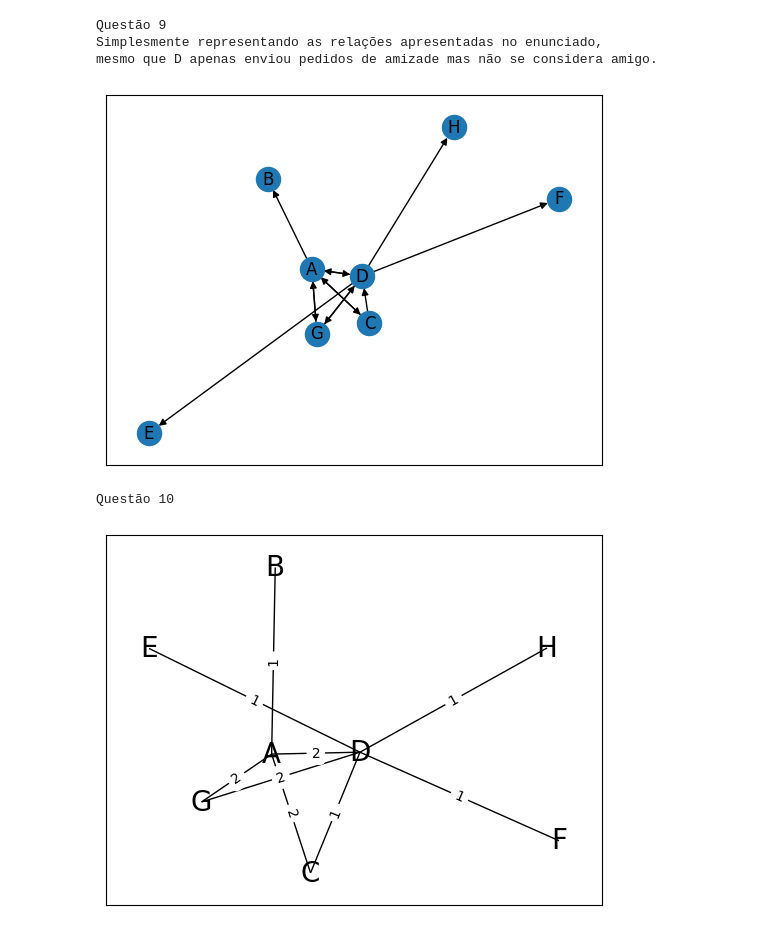
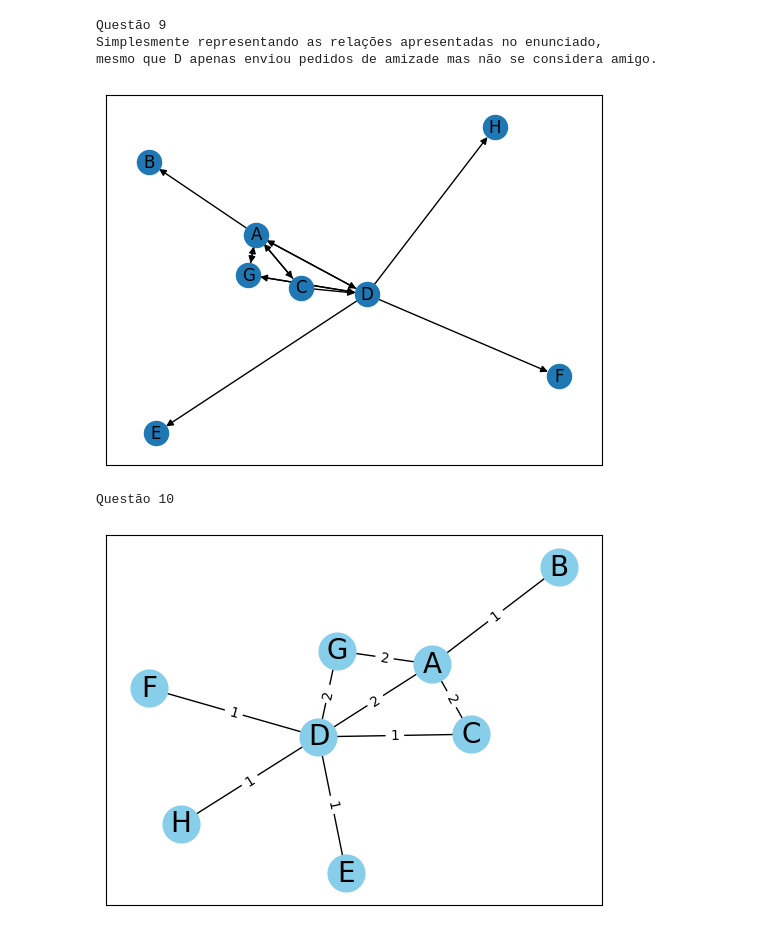
Before and after one commit to dadn2002/network_analysis, a Jupyter notebook: U1.ipynb, the cells around one changed output. Saved outputs shown, nothing was run; the diff lists cells and outputs as text; code cells hidden in the pictures.

Commit message:
added format to nodes in U1 and clone of terremate rep

```diff
--- a/U1.ipynb
+++ b/U1.ipynb
@@ -81,5 +81,5 @@ Se não direcionado, teremos                 5+2+1+0=8
 # %%
-import networkx as nx
+
 G = nx.DiGraph()
 nodes_list = ['A', 'B', 'C', 'D', 'E', 'F', 'G', 'H']
 edges_list = [('A', 'B'), ('A', 'C'), ('C', 'A'), ('A', 'D'), ('D', 'A'), ('C', 'D'), ('D', 'E'), ('D', 'F'), ('D', 'G'), ('D', 'H'), ('G', 'D'), ('G', 'A'), ('A', 'G')]
@@ -90,42 +90,49 @@ pos = nx.spring_layout(G, k=0.3, iterations=20)
 nx.draw_networkx(G, pos)
 
 print("Questão 9")
-print("Simplesmente representando as relações apresentadas no enunciado, \nmesmo que D apenas enviou pedidos de amizade mas não se considera amigo.")
+print("Simplesmente representando as relações apresentadas no enunciado,")
+print("mesmo que D apenas enviou pedidos de amizade mas não se considera amigo.")
 # %% [output]
 Questão 9
 Simplesmente representando as relações apresentadas no enunciado,
 mesmo que D apenas enviou pedidos de amizade mas não se considera amigo.
-[figure, old version]
+[figure, new version]
 # %%
-import networkx as nx
 
 # Gostaria de saber como adicionar o formato redondo aos nodes mas desisto...
+# patchnote 22/04 found a way:
+# using nx.draw_networkx_nodes() we can set the proprieties of nodes
 
 def counting_edges(G, edges_list_base):
     for edge in edges_list_base:
         # print(edge)
         if G.has_edge(edge[0], edge[1]):
             G[edge[0]][edge[1]]['weight'] += 1
         else:
             G.add_edge(edge[0], edge[1], weight=1)
     pass
 
 G = nx.Graph()
 nodes_list = ['A', 'B', 'C', 'D', 'E', 'F', 'G', 'H']
 edges_list_base = [('A', 'B'), ('A', 'C'), ('C', 'A'), ('A', 'D'), ('D', 'A'), ('C', 'D'), ('D', 'E'), ('D', 'F'), ('D', 'G'), ('D', 'H'), ('G', 'D'), ('G', 'A'), ('A', 'G')]
 
 G.add_nodes_from(nodes_list)
 counting_edges(G, edges_list_base)
+pos = nx.spring_layout(G)
+
+nx.draw_networkx_nodes(G, pos, node_size=700, node_color='skyblue', node_shape='o')
+
+
 # G.add_edges_from(edges_list_base)
 
-pos = nx.spring_layout(G)
+
 edges = [(u, v) for (u, v, d) in G.edges(data=True)]
 nx.draw_networkx_edges(G, pos)
 nx.draw_networkx_labels(G, pos, font_size=20, font_family="DejaVu Sans")
 edge_labels = nx.get_edge_attributes(G, "weight")
 nx.draw_networkx_edge_labels(G, pos, edge_labels)
 
 print("Questão 10")
 # %% [output]
 Questão 10
-[figure, old version]
+[figure, new version]
```
Also changed, not shown: parts of 4 cells of this notebook, 2 other files.
